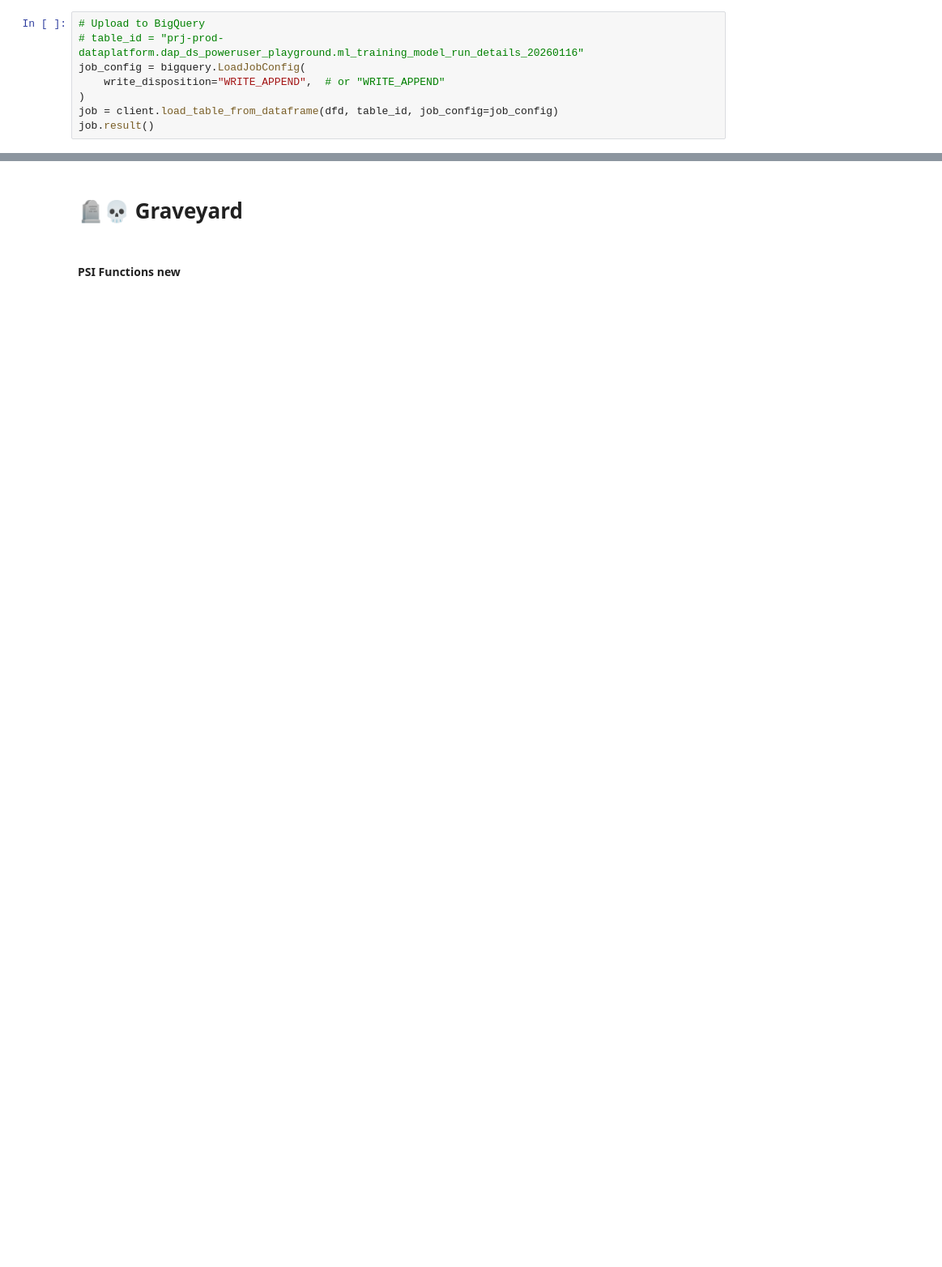
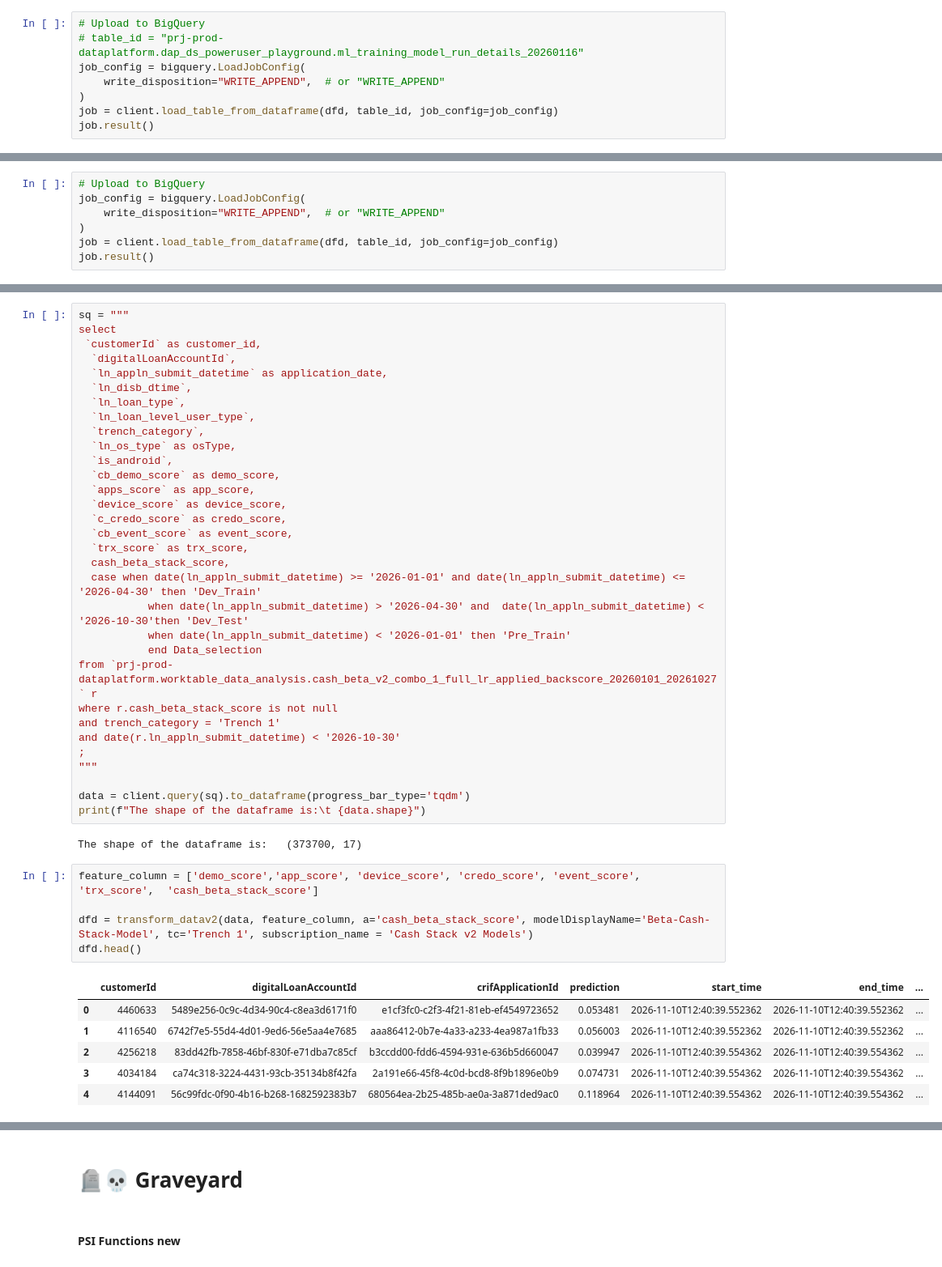
Before and after one commit to dchakroborti-tonik/Gini_Monitoring, a Jupyter notebook: Gini_Training_Data_Preparation/psi_training_20260915_v2.ipynb, the cells around one changed output, grey strips where cells are left out. Shown at 81% size. Drawn from its saved outputs; the diff is of its cells as text; blank space fills up the shorter version.

```diff
--- a/Gini_Training_Data_Preparation/psi_training_20260915_v2.ipynb
+++ b/Gini_Training_Data_Preparation/psi_training_20260915_v2.ipynb
@@ -1368,0 +1631,7 @@ job.result()
+# %%
+# Upload to BigQuery
+job_config = bigquery.LoadJobConfig(
+    write_disposition="WRITE_APPEND",  # or "WRITE_APPEND"
+)
+job = client.load_table_from_dataframe(dfd, table_id, job_config=job_config)
+job.result()
@@ -1368,0 +1660,46 @@ job.result()
+# %%
+sq = """
+select
+ `customerId` as customer_id,
+  `digitalLoanAccountId`,
+  `ln_appln_submit_datetime` as application_date,
+  `ln_disb_dtime`,
+  `ln_loan_type`,
+  `ln_loan_level_user_type`,
+  `trench_category`,
+  `ln_os_type` as osType,
+  `is_android`,
+  `cb_demo_score` as demo_score,
+  `apps_score` as app_score,
+  `device_score` as device_score,
+  `c_credo_score` as credo_score,
+  `cb_event_score` as event_score,
+  `trx_score` as trx_score,
+  cash_beta_stack_score,
+  case when date(ln_appln_submit_datetime) >= '2026-01-01' and date(ln_appln_submit_datetime) <= '2026-04-30' then 'Dev_Train'
+           when date(ln_appln_submit_datetime) > '2026-04-30' and  date(ln_appln_submit_datetime) < '2026-10-30'then 'Dev_Test'
+           when date(ln_appln_submit_datetime) < '2026-01-01' then 'Pre_Train'
+           end Data_selection
+from `prj-prod-dataplatform.worktable_data_analysis.cash_beta_v2_combo_1_full_lr_applied_backscore_20260101_20261027` r
+where r.cash_beta_stack_score is not null
+and trench_category = 'Trench 1'
+and date(r.ln_appln_submit_datetime) < '2026-10-30'
+;
+"""
+
+data = client.query(sq).to_dataframe(progress_bar_type='tqdm')
+print(f"The shape of the dataframe is:\t {data.shape}")
+# %% [output]
+The shape of the dataframe is:   (373700, 17)
+# %%
+feature_column = ['demo_score','app_score', 'device_score', 'credo_score', 'event_score', 'trx_score',  'cash_beta_stack_score']
+
+dfd = transform_datav2(data, feature_column, a='cash_beta_stack_score', modelDisplayName='Beta-Cash-Stack-Model', tc='Trench 1', subscription_name = 'Cash Stack v2 Models')
+dfd.head()
+# %% [output]
+|  | customerId | digitalLoanAccountId | crifApplicationId | prediction | start_time | end_time | ... |
+| 0 | 4460633 | 5489e256-0c9c-4d34-90c4-c8ea3d6171f0 | e1cf3fc0-c2f3-4f21-81eb-ef4549723652 | 0.053481 | 2026-11-10T12:40:39.552362 | 2026-11-10T12:40:39.552362 | ... |
+| 1 | 4116540 | 6742f7e5-55d4-4d01-9ed6-56e5aa4e7685 | aaa86412-0b7e-4a33-a233-4ea987a1fb33 | 0.056003 | 2026-11-10T12:40:39.552362 | 2026-11-10T12:40:39.552362 | ... |
+| 2 | 4256218 | 83dd42fb-7858-46bf-830f-e71dba7c85cf | b3ccdd00-fdd6-4594-931e-636b5d660047 | 0.039947 | 2026-11-10T12:40:39.554362 | 2026-11-10T12:40:39.554362 | ... |
+| 3 | 4034184 | ca74c318-3224-4431-93cb-35134b8f42fa | 2a191e66-45f8-4c0d-bcd8-8f9b1896e0b9 | 0.074731 | 2026-11-10T12:40:39.554362 | 2026-11-10T12:40:39.554362 | ... |
+| 4 | 4144091 | 56c99fdc-0f90-4b16-b268-1682592383b7 | 680564ea-2b25-485b-ae0a-3a871ded9ac0 | 0.118964 | 2026-11-10T12:40:39.554362 | 2026-11-10T12:40:39.554362 | ... |
```
Also changed, not shown: parts of 43 cells of this notebook, 5 other files.
